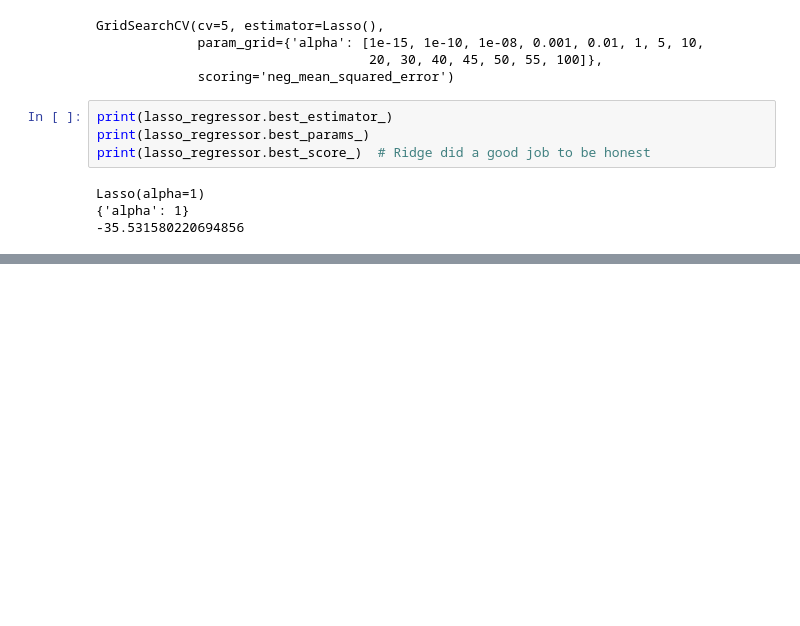
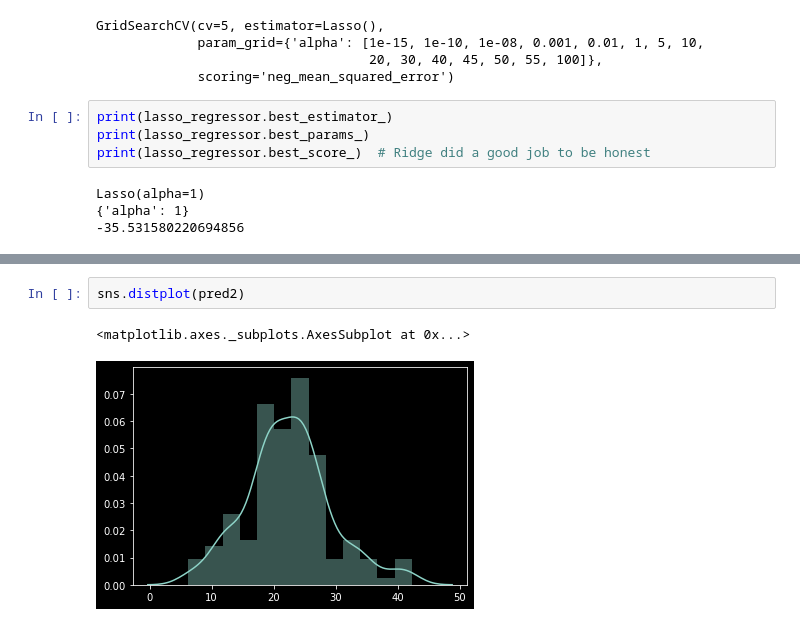
Before and after one commit to kwabena55/ML-Crash-Course, a Jupyter notebook: 25.Ridge and Lasso Regression.ipynb, the cells around one changed output, grey strips where cells are left out. Drawn from its saved outputs; the diff is of its cells as text; blank space fills up the shorter version.

```diff
--- a/25.Ridge and Lasso Regression.ipynb
+++ b/25.Ridge and Lasso Regression.ipynb
@@ -289,0 +299,5 @@ Lasso(alpha=1)
+# %%
+sns.distplot(pred2)
+# %% [output]
+<matplotlib.axes._subplots.AxesSubplot at 0x...>
+[figure, added]
```
Also changed, not shown: parts of 2 cells of this notebook.
